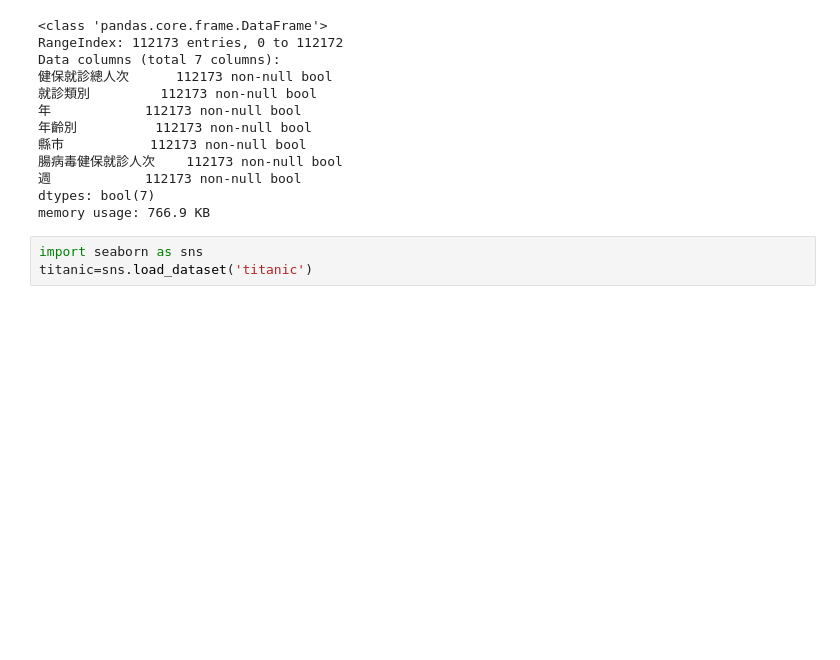
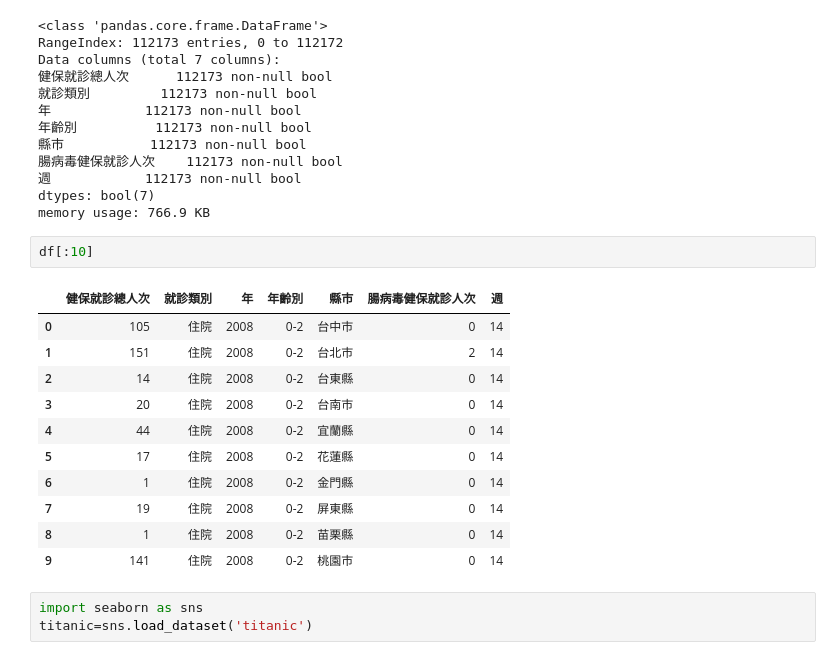
Before and after one commit to alabtsai/FGU-Class, a Jupyter notebook: Lecture_0530.ipynb, the cells around one changed output. Saved outputs shown, nothing was run; the diff lists cells and outputs as text; blank space fills up the shorter version.

```diff
--- a/Lecture_0530.ipynb
+++ b/Lecture_0530.ipynb
@@ -43,6 +102,20 @@ Data columns (total 7 columns):
 週            112173 non-null bool
 dtypes: bool(7)
 memory usage: 766.9 KB
+# %%
+df[:10]
+# %% [output]
+|  | 健保就診總人次 | 就診類別 | 年 | 年齡別 | 縣市 | 腸病毒健保就診人次 | 週 |
+| 0 | 105 | 住院 | 2008 | 0-2 | 台中市 | 0 | 14 |
+| 1 | 151 | 住院 | 2008 | 0-2 | 台北市 | 2 | 14 |
+| 2 | 14 | 住院 | 2008 | 0-2 | 台東縣 | 0 | 14 |
+| 3 | 20 | 住院 | 2008 | 0-2 | 台南市 | 0 | 14 |
+| 4 | 44 | 住院 | 2008 | 0-2 | 宜蘭縣 | 0 | 14 |
+| 5 | 17 | 住院 | 2008 | 0-2 | 花蓮縣 | 0 | 14 |
+| 6 | 1 | 住院 | 2008 | 0-2 | 金門縣 | 0 | 14 |
+| 7 | 19 | 住院 | 2008 | 0-2 | 屏東縣 | 0 | 14 |
+| 8 | 1 | 住院 | 2008 | 0-2 | 苗栗縣 | 0 | 14 |
+| 9 | 141 | 住院 | 2008 | 0-2 | 桃園市 | 0 | 14 |
 # %%
 import seaborn as sns
 titanic=sns.load_dataset('titanic')
```
Also changed, not shown: parts of 9 cells of this notebook.
